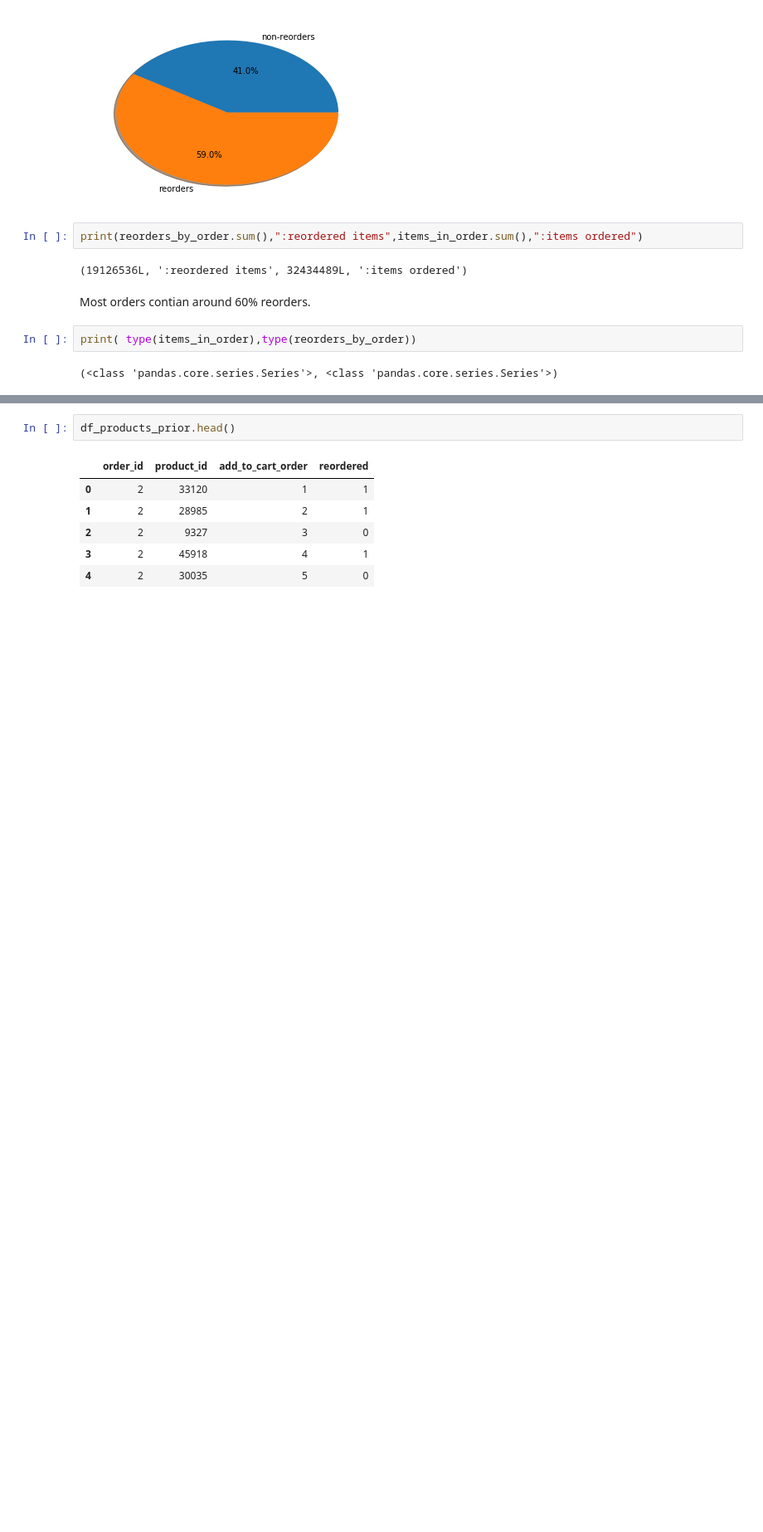
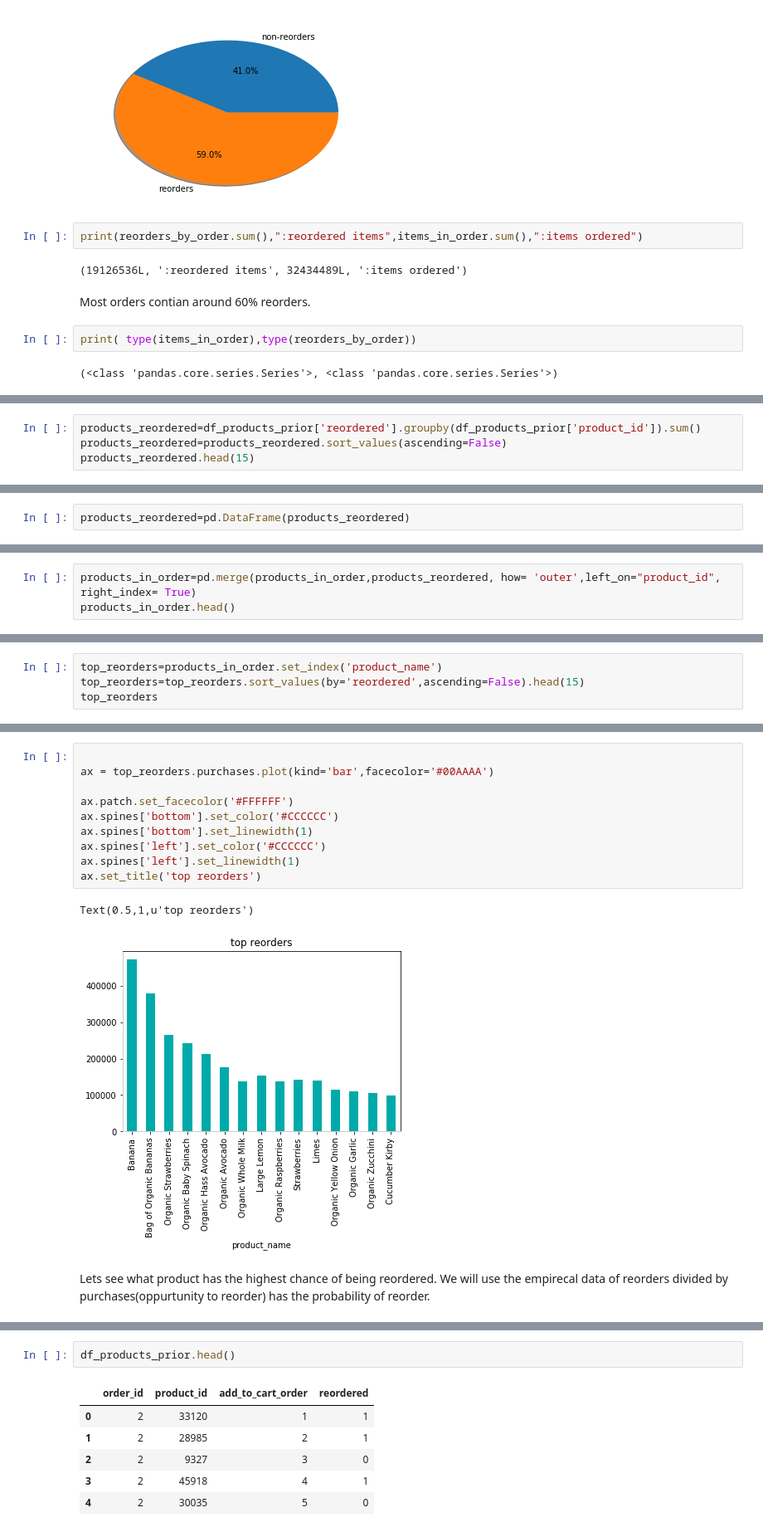
Before and after one commit to lbjennings/Springboard, a Jupyter notebook: Springboard/Capstone Project 1/Capstone_EDA.ipynb, the cells around one changed output, grey strips where cells are left out. Shown: that part at 83% size. Cells and saved outputs as stored; diff of their text form; blank space fills up the shorter version.

```diff
--- a/Springboard/Capstone Project 1/Capstone_EDA.ipynb
+++ b/Springboard/Capstone Project 1/Capstone_EDA.ipynb
@@ -318,0 +461,4 @@ df_order_totals=pd.concat([items_in_order,reorders_by_order], axis=1, join='inne
+# %%
+products_reordered=df_products_prior['reordered'].groupby(df_products_prior['product_id']).sum()
+products_reordered=products_reordered.sort_values(ascending=False)
+products_reordered.head(15)
@@ -318,0 +483,2 @@ df_order_totals=pd.concat([items_in_order,reorders_by_order], axis=1, join='inne
+# %%
+products_reordered=pd.DataFrame(products_reordered)
@@ -318,0 +495,3 @@ df_order_totals=pd.concat([items_in_order,reorders_by_order], axis=1, join='inne
+# %%
+products_in_order=pd.merge(products_in_order,products_reordered, how= 'outer',left_on="product_id", right_index= True)
+products_in_order.head()
@@ -318,0 +505,4 @@ df_order_totals=pd.concat([items_in_order,reorders_by_order], axis=1, join='inne
+# %%
+top_reorders=products_in_order.set_index('product_name')
+top_reorders=top_reorders.sort_values(by='reordered',ascending=False).head(15)
+top_reorders
@@ -318,0 +527,15 @@ df_order_totals=pd.concat([items_in_order,reorders_by_order], axis=1, join='inne
+# %%
+
+ax = top_reorders.purchases.plot(kind='bar',facecolor='#00AAAA')
+
+ax.patch.set_facecolor('#FFFFFF')
+ax.spines['bottom'].set_color('#CCCCCC')
+ax.spines['bottom'].set_linewidth(1)
+ax.spines['left'].set_color('#CCCCCC')
+ax.spines['left'].set_linewidth(1)
+ax.set_title('top reorders')
+# %% [output]
+Text(0.5,1,u'top reorders')
+[figure, added]
+# %% [markdown]
+Lets see what product has the highest chance of being reordered. We will use the empirecal data of reorders divided by purchases(oppurtunity to reorder) has the probability of reorder.
```
Also changed, not shown: parts of 25 cells of this notebook, 1 other file.
